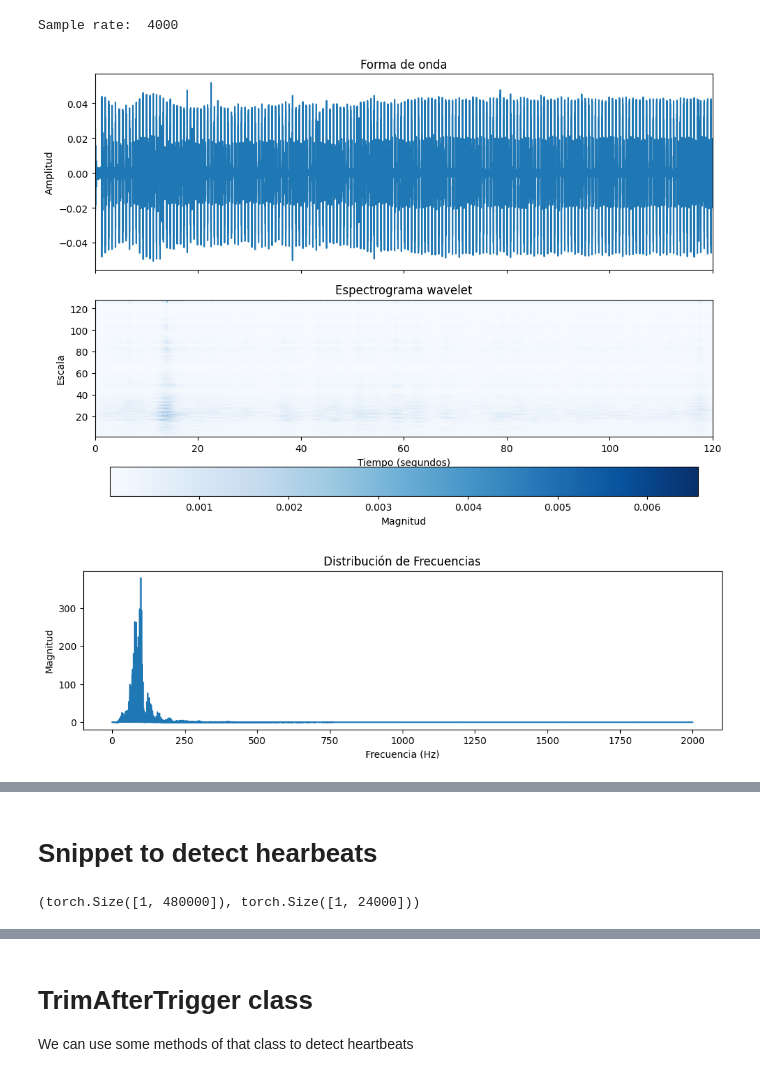
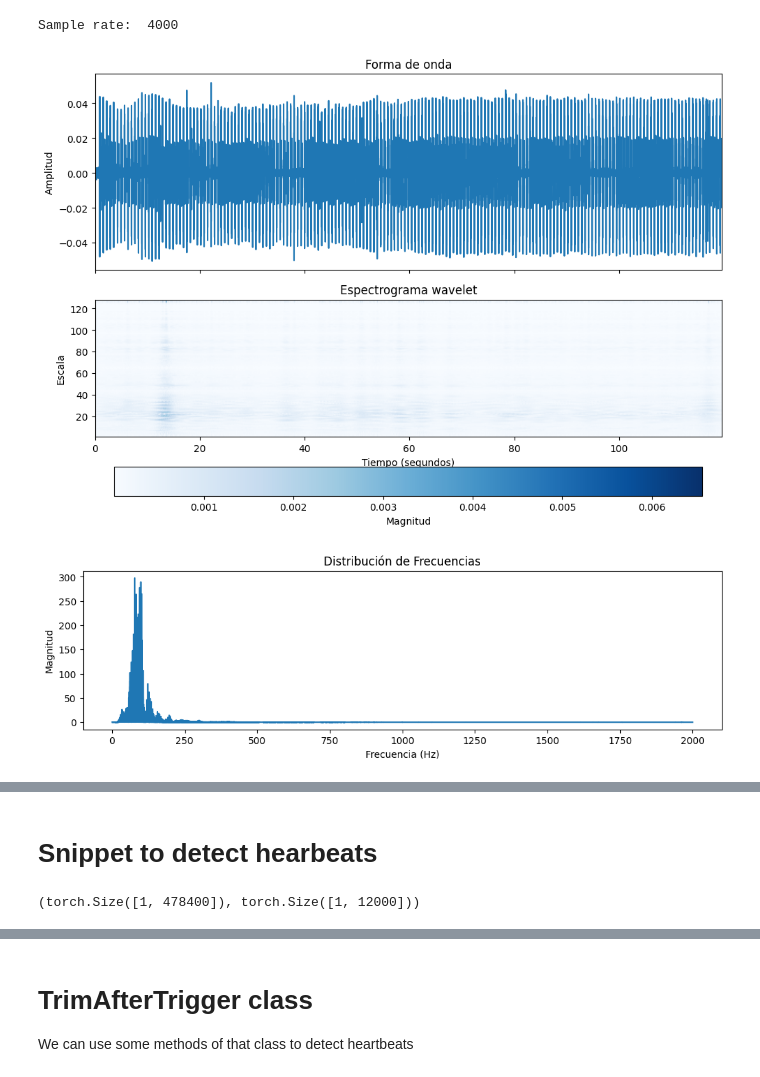
Before and after one commit to Afroefras/coratech, a Jupyter notebook: notebooks/SAM/sam_stethos.ipynb, the cells around one changed output, grey strips where cells are left out. Cells and saved outputs as stored; diff of their text form; code cells hidden in the pictures.

```diff
--- a/notebooks/SAM/sam_stethos.ipynb
+++ b/notebooks/SAM/sam_stethos.ipynb
@@ -7,31 +8,31 @@ from helpers.path_utils import get_base_dir
 from helpers.transform import TrimAfterTrigger, min_max_scale
 from helpers.plot import plot_wavelet_spectrogram, plot_audio_fft
 # %%
-AUDIO_NAME = "SAM-Normal Heart Sounds 90 BPM.wav"
+AUDIO_NAME = "SAM-Normal Heart Sounds 90 BPM (1).wav"
 
 audio_dir = get_base_dir().joinpath("data", "stethos", "SAM", AUDIO_NAME)
 
 audio, sample_rate = torchaudio.load(str(audio_dir))
 print("Sample rate: ", sample_rate)
 
-plot_wavelet_spectrogram(audio.numpy(), sample_rate)#, downsample_factor=1)
+plot_wavelet_spectrogram(audio.numpy(), sample_rate)  # , downsample_factor=1)
 plot_audio_fft(audio.numpy(), sample_rate)
 
 Audio(audio, rate=sample_rate, autoplay=True)
 # %% [output]
 Sample rate:  4000
-[figure, old version]
+[figure, new version]
-[figure, old version]
+[figure, new version]
 [interactive output not drawn]
 # %% [markdown]
 # Snippet to detect hearbeats
 # %%
-SECS = 6
-cut_on = SECS*sample_rate
+SECS = 3
+cut_on = SECS * sample_rate
 snippet = audio[:, :cut_on].clone()
 audio.shape, snippet.shape
 # %% [output]
-(torch.Size([1, 480000]), torch.Size([1, 24000]))
+(torch.Size([1, 478400]), torch.Size([1, 12000]))
 # %%
 plot_wavelet_spectrogram(snippet, sample_rate, downsample_factor=1)
 plot_audio_fft(snippet.numpy(), sample_rate)
```
Also changed, not shown: parts of 9 cells of this notebook.
